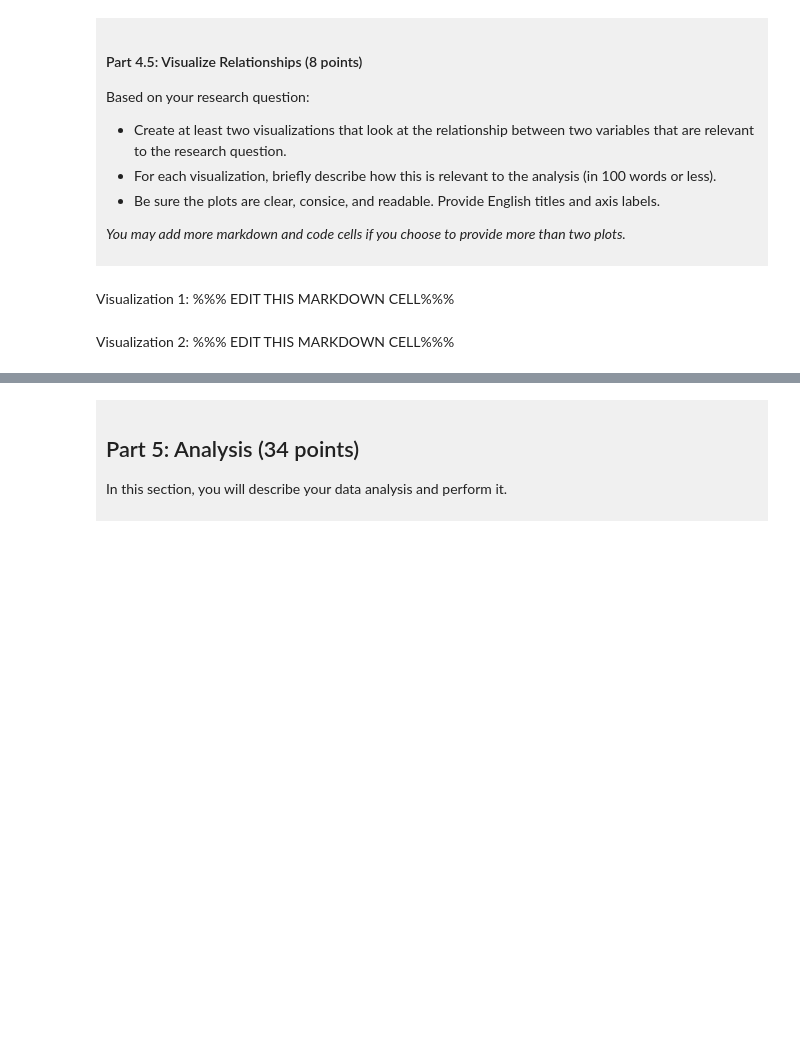
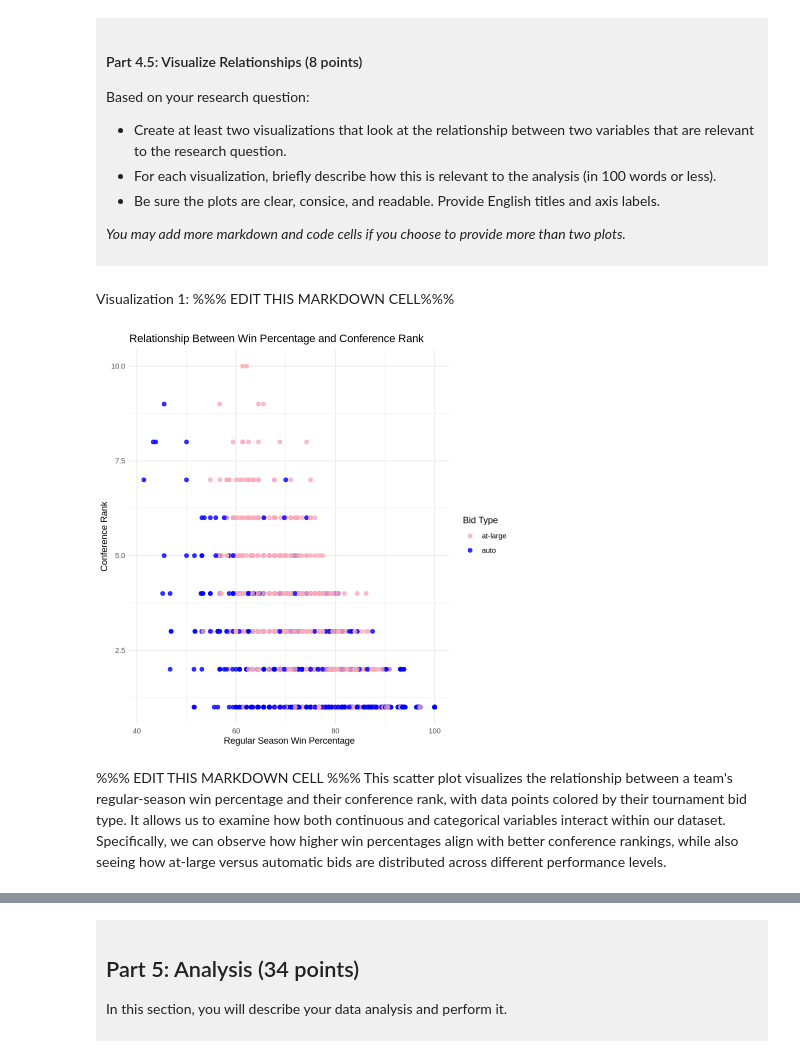
Before and after one commit to rm1310/dsci-100-project-rachel-ma, a Jupyter notebook: dsci-100-project-notebook.ipynb, the cells around one changed output, grey strips where cells are left out. Saved outputs shown, nothing was run; the diff lists cells and outputs as text; code cells hidden in the pictures; blank space fills up the shorter version.

```diff
--- a/dsci-100-project-notebook.ipynb
+++ b/dsci-100-project-notebook.ipynb
@@ -312,8 +384,20 @@ Based on your research question:
 # %% [markdown]
 Visualization 1: %%% EDIT THIS MARKDOWN CELL%%%
 # %%
-### EDIT THIS CODE CELL FOR VISUALIZATION 1###
+ggplot(tidy_data, aes(x = reg_wins_pct, y = conf_rank, color = bid)) +
+  geom_point(alpha = 0.8, size = 2) +
+  scale_color_manual(values = c("at-large" = "#faaaba", "auto" = "blue")) +
+  labs(
+    title = "Relationship Between Win Percentage and Conference Rank",
+    x = "Regular Season Win Percentage",
+    y = "Conference Rank",
+    color = "Bid Type"
+  ) +
+  theme_minimal()
+# %% [output]
+[figure, added]
 # %% [markdown]
-Visualization 2: %%% EDIT THIS MARKDOWN CELL%%%
+%%% EDIT THIS MARKDOWN CELL %%%
+This scatter plot visualizes the relationship between a team's regular-season win percentage and their conference rank, with data points colored by their tournament bid type. It allows us to examine how both continuous and categorical variables interact within our dataset. Specifically, we can observe how higher win percentages align with better conference rankings, while also seeing how at-large versus automatic bids are distributed across different performance levels.
 # %%
 ### EDIT THIS CODE CELL FOR VISUALIZATION 2###
```
Also changed, not shown: parts of 12 cells of this notebook, 1 other file.
